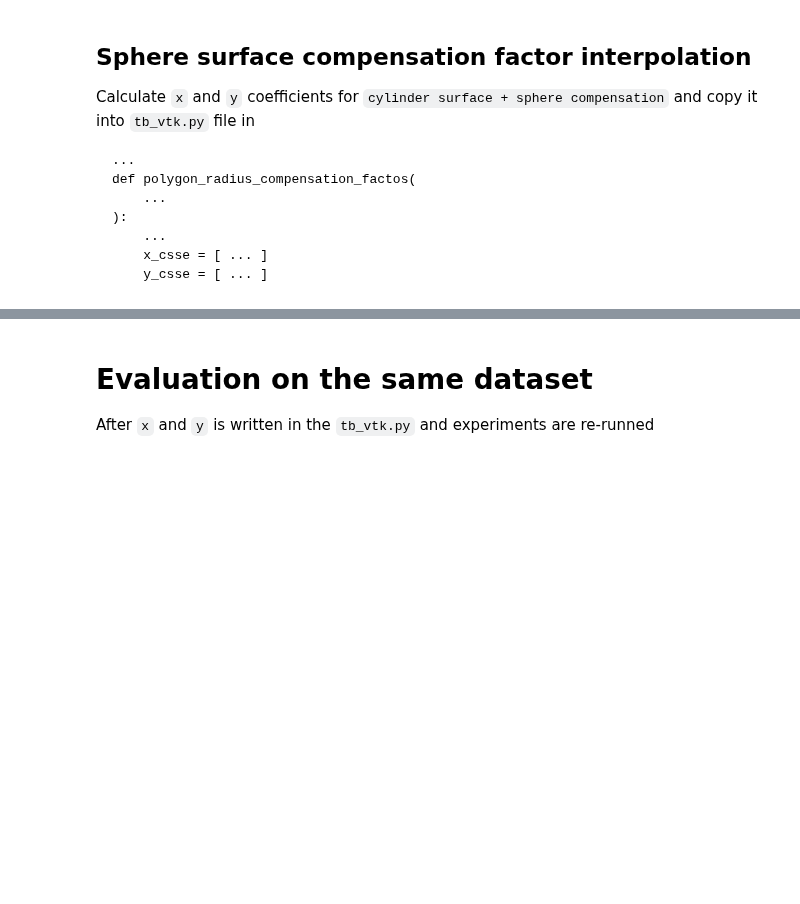
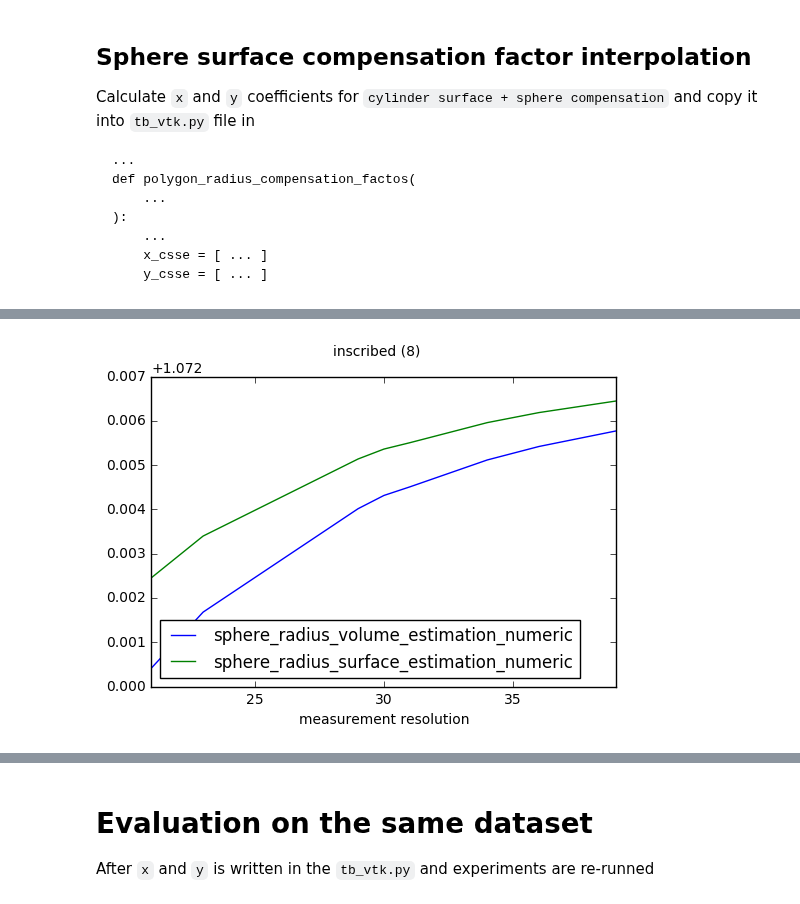
Before and after one commit to mjirik/teigen, a Jupyter notebook: examples/measured_compensation_factor.ipynb, the cells around one changed output, grey strips where cells are left out. Cells and saved outputs as stored; diff of their text form; code cells hidden in the pictures; blank space fills up the shorter version.

```diff
--- a/examples/measured_compensation_factor.ipynb
+++ b/examples/measured_compensation_factor.ipynb
@@ -338,8 +437,9 @@ Calculate `x` and `y` coefficients for `cylinder surface + sphere compensation`
 radius_method = "cylinder surface"
 radius_method = "inscribed"
 dfs = df[
-    df["output note"] == "compensation method 1 sphere " + radius_method
+    df[note_key] == "compensation method 1 sphere " + radius_method
 ]
 dfsm = dfs.groupby("measurement_resolution").mean().reset_index()
 
 show_radius(dfsm)
+# %% [output]
@@ -345,0 +455 @@ show_radius(dfsm)
+[figure, added]
```
Also changed, not shown: parts of 32 cells of this notebook, 2 other files.
